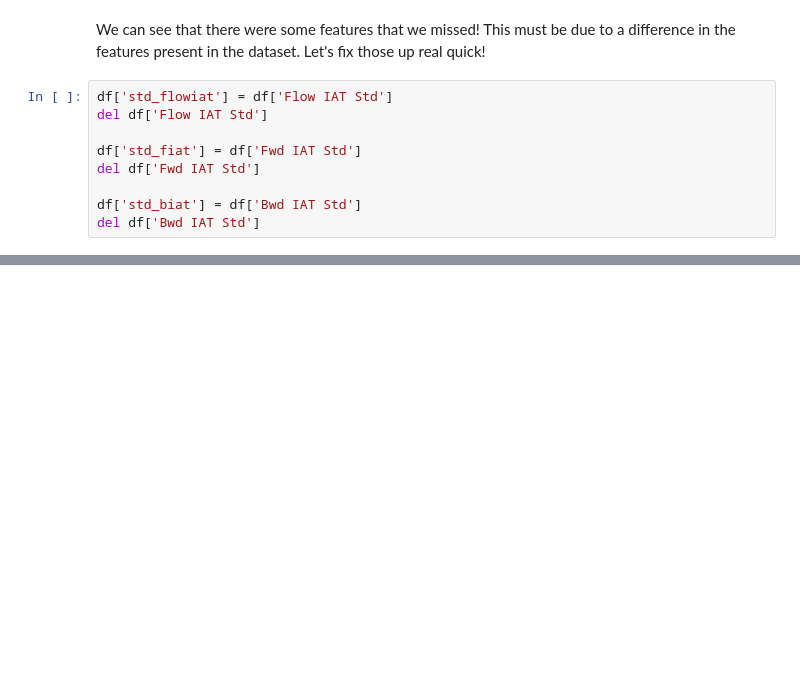
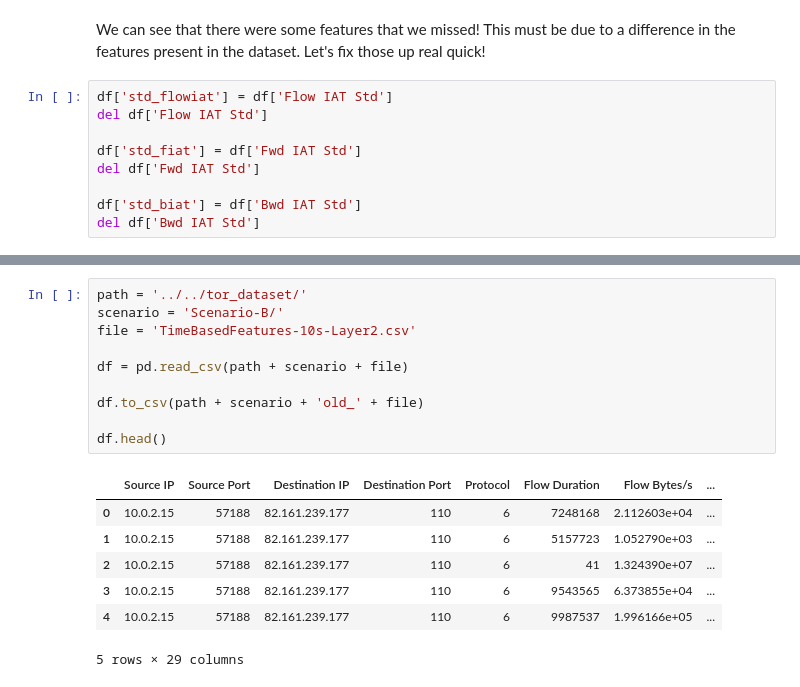
Before and after one commit to Colorado-Mesa-University-Cybersecurity/DeepLearning-TorTraffic, a Jupyter notebook: notebooks/fix 10s file.ipynb, the cells around one changed output, grey strips where cells are left out. Drawn from its saved outputs; the diff is of its cells as text; blank space fills up the shorter version.

```diff
--- a/notebooks/fix 10s file.ipynb
+++ b/notebooks/fix 10s file.ipynb
@@ -207,0 +216,18 @@ File written
+# %%
+path = '../../tor_dataset/'
+scenario = 'Scenario-B/'
+file = 'TimeBasedFeatures-10s-Layer2.csv'
+
+df = pd.read_csv(path + scenario + file)
+
+df.to_csv(path + scenario + 'old_' + file)
+
+df.head()
+# %% [output]
+|  | Source IP | Source Port | Destination IP | Destination Port | Protocol | Flow Duration | Flow Bytes/s | ... |
+| 0 | 10.0.2.15 | 57188 | 82.161.239.177 | 110 | 6 | 7248168 | 2.112603e+04 | ... |
+| 1 | 10.0.2.15 | 57188 | 82.161.239.177 | 110 | 6 | 5157723 | 1.052790e+03 | ... |
+| 2 | 10.0.2.15 | 57188 | 82.161.239.177 | 110 | 6 | 41 | 1.324390e+07 | ... |
+| 3 | 10.0.2.15 | 57188 | 82.161.239.177 | 110 | 6 | 9543565 | 6.373855e+04 | ... |
+| 4 | 10.0.2.15 | 57188 | 82.161.239.177 | 110 | 6 | 9987537 | 1.996166e+05 | ... |
+5 rows × 29 columns
```
Also changed, not shown: parts of 17 cells of this notebook.
